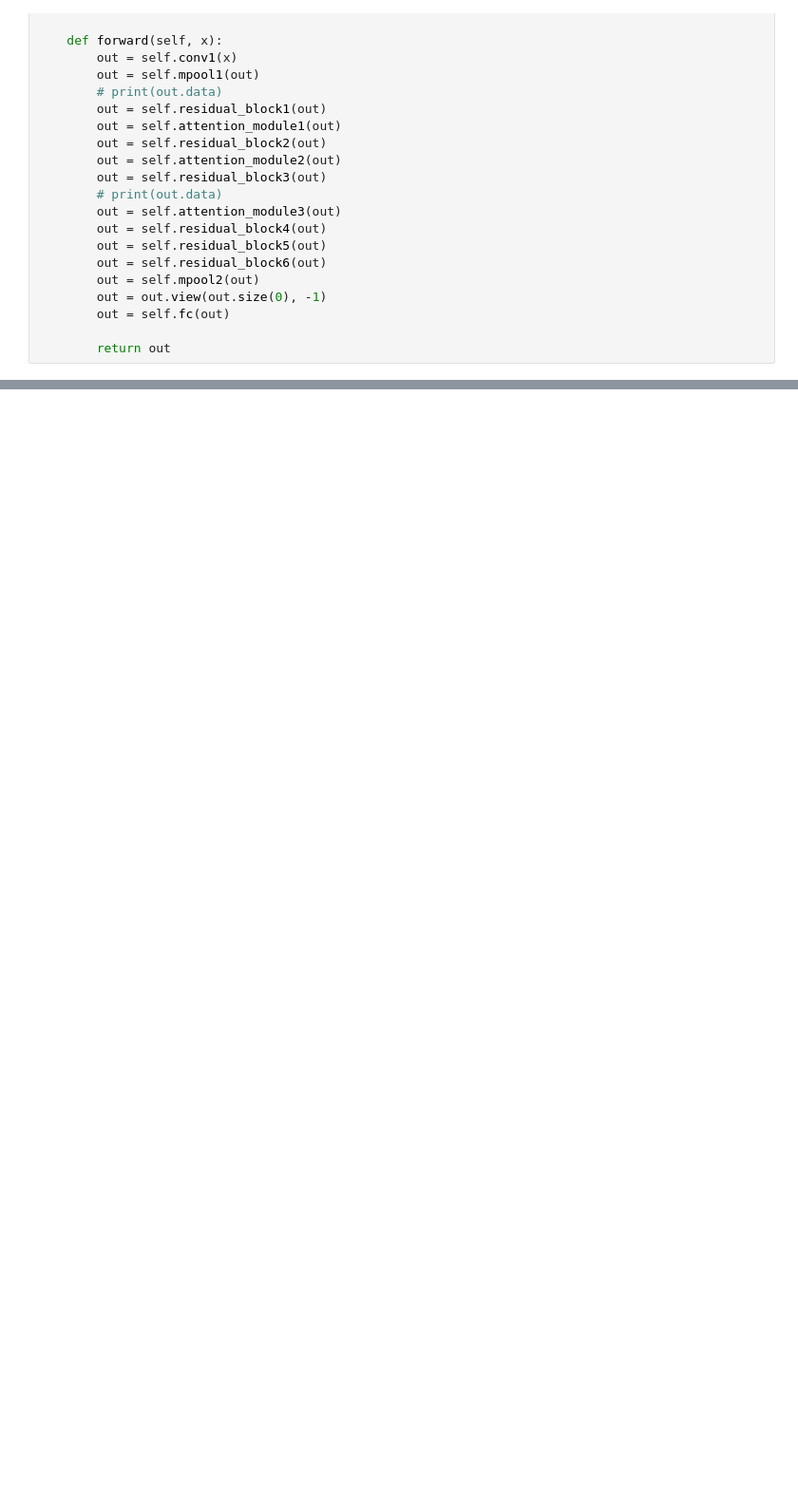
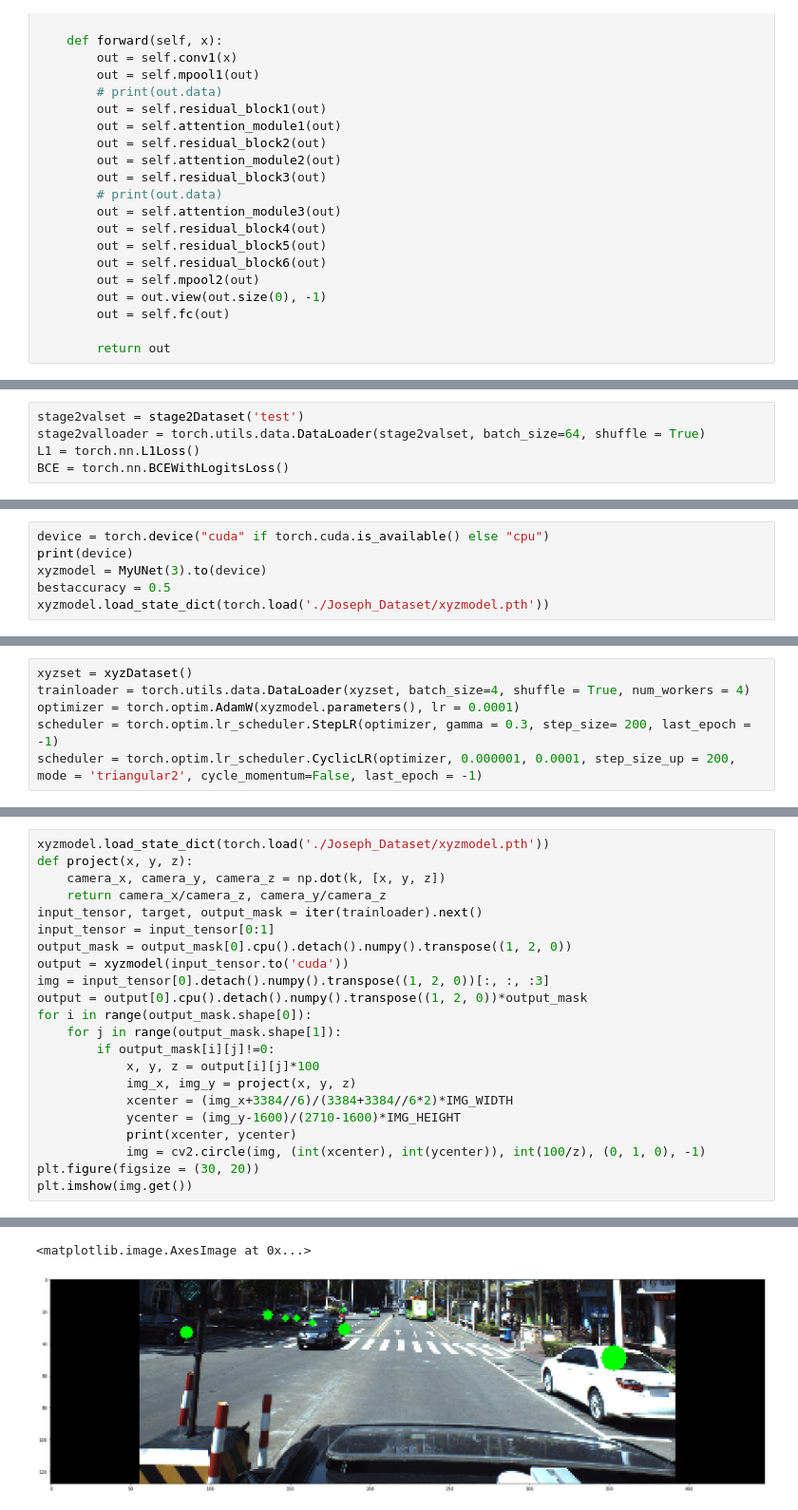
Before and after one commit to JunzheJosephZhu/Kaggle_AutoDriving, a Jupyter notebook: Neural Networks.ipynb, the cells around one changed output, grey strips where cells are left out. Shown at 95% size. Cells and saved outputs as stored; diff of their text form; blank space fills up the shorter version.

```diff
--- a/Neural Networks.ipynb
+++ b/Neural Networks.ipynb
@@ -368,0 +392,5 @@ for epoch in range(50):
+# %%
+stage2valset = stage2Dataset('test')
+stage2valloader = torch.utils.data.DataLoader(stage2valset, batch_size=64, shuffle = True)
+L1 = torch.nn.L1Loss()
+BCE = torch.nn.BCEWithLogitsLoss()
@@ -368,0 +574,6 @@ for epoch in range(50):
+# %%
+device = torch.device("cuda" if torch.cuda.is_available() else "cpu")
+print(device)
+xyzmodel = MyUNet(3).to(device)
+bestaccuracy = 0.5
+xyzmodel.load_state_dict(torch.load('./Joseph_Dataset/xyzmodel.pth'))
@@ -368,0 +643,6 @@ for epoch in range(50):
+# %%
+xyzset = xyzDataset()
+trainloader = torch.utils.data.DataLoader(xyzset, batch_size=4, shuffle = True, num_workers = 4)
+optimizer = torch.optim.AdamW(xyzmodel.parameters(), lr = 0.0001)
+scheduler = torch.optim.lr_scheduler.StepLR(optimizer, gamma = 0.3, step_size= 200, last_epoch = -1)
+scheduler = torch.optim.lr_scheduler.CyclicLR(optimizer, 0.000001, 0.0001, step_size_up = 200, mode = 'triangular2', cycle_momentum=False, last_epoch = -1)
@@ -368,0 +680,23 @@ for epoch in range(50):
+# %%
+xyzmodel.load_state_dict(torch.load('./Joseph_Dataset/xyzmodel.pth'))
+def project(x, y, z):
+    camera_x, camera_y, camera_z = np.dot(k, [x, y, z])
+    return camera_x/camera_z, camera_y/camera_z
+input_tensor, target, output_mask = iter(trainloader).next()
+input_tensor = input_tensor[0:1]
+output_mask = output_mask[0].cpu().detach().numpy().transpose((1, 2, 0))
+output = xyzmodel(input_tensor.to('cuda'))
+img = input_tensor[0].detach().numpy().transpose((1, 2, 0))[:, :, :3]
+output = output[0].cpu().detach().numpy().transpose((1, 2, 0))*output_mask
+for i in range(output_mask.shape[0]):
+    for j in range(output_mask.shape[1]):
+        if output_mask[i][j]!=0:
+            x, y, z = output[i][j]*100
+            img_x, img_y = project(x, y, z)
+            xcenter = (img_x+3384//6)/(3384+3384//6*2)*IMG_WIDTH
+            ycenter = (img_y-1600)/(2710-1600)*IMG_HEIGHT
+            print(xcenter, ycenter)
+            img = cv2.circle(img, (int(xcenter), int(ycenter)), int(100/z), (0, 1, 0), -1)
+plt.figure(figsize = (30, 20))
+plt.imshow(img.get())
+# %% [output]
@@ -369,3 +713,5 @@ for epoch in range(50):
+<matplotlib.image.AxesImage at 0x...>
+[figure, added]
 # %%
 #net = torch.load('./Joseph_Dataset/weights/net.pth')
 #visualize
```
Also changed, not shown: parts of 14 cells of this notebook, 1 other file.
